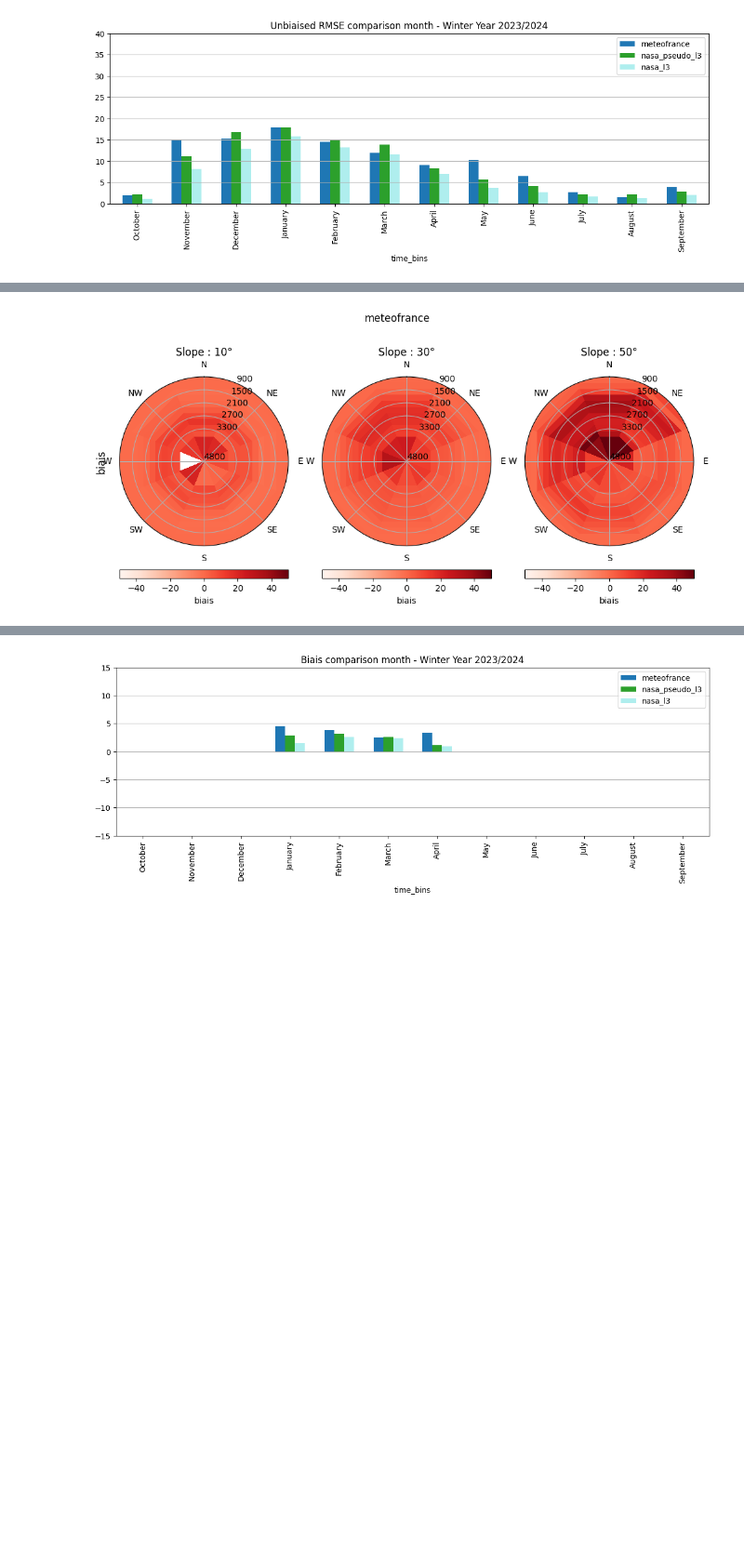
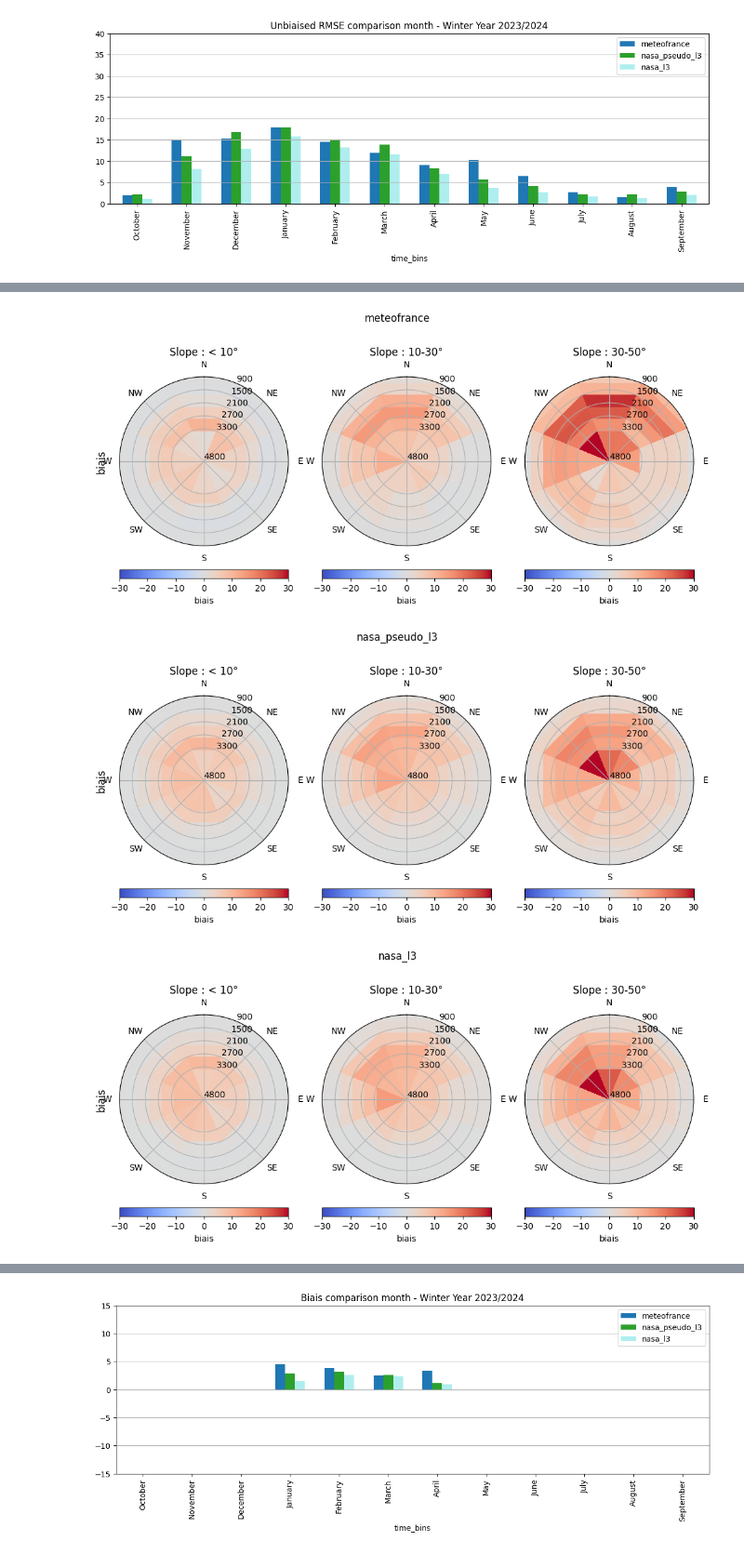
Before and after one commit to nicolaimpe/viirsnow, a Jupyter notebook: notebooks/uncertainy.ipynb, the cells around one changed output, grey strips where cells are left out. Shown at 93% size. Cells and saved outputs as stored; diff of their text form; code cells hidden in the pictures; blank space fills up the shorter version.

```diff
--- a/notebooks/uncertainy.ipynb
+++ b/notebooks/uncertainy.ipynb
@@ -37,38 +41,42 @@ import xarray as xr
 import matplotlib.pyplot as plt
 from products.plot_settings import METEOFRANCE_VAR_NAME,NASA_L3_VAR_NAME,NASA_PSEUDO_L3_VAR_NAME
 analysis_folder = '/home/imperatoren/work/VIIRS_S2_comparison/viirsnow/output_folder/version_3/analyses/uncertainty_test'
-mf_metrics_ds = xr.load_dataset(f"{analysis_folder}/uncertainty_WY_2023_2024_SNPP_meteofrance_l3_res_375m.nc", decode_cf=True).sel(forest_mask_bins=0)
-nasa_l3_metrics_ds = xr.load_dataset(f"{analysis_folder}/uncertainty_WY_2023_2024_SNPP_nasa_l3_res_375m.nc", decode_cf=True).sel(forest_mask_bins=0)
-nasa_pseudo_l3_metrics_ds = xr.load_dataset(f"{analysis_folder}/uncertainty_WY_2023_2024_SNPP_nasa_pseudo_l3_res_375m.nc", decode_cf=True).sel(forest_mask_bins=0)
+mf_metrics_ds = xr.load_dataset(f"{analysis_folder}/uncertainty_WY_2023_2024_SNPP_meteofrance_l3_res_375m.nc", decode_cf=True).sel(forest_mask=0)
+nasa_l3_metrics_ds = xr.load_dataset(f"{analysis_folder}/uncertainty_WY_2023_2024_SNPP_nasa_l3_res_375m.nc", decode_cf=True).sel(forest_mask=0)
+nasa_pseudo_l3_metrics_ds = xr.load_dataset(f"{analysis_folder}/uncertainty_WY_2023_2024_SNPP_nasa_pseudo_l3_res_375m.nc", decode_cf=True).sel(forest_mask=0)
 analyses_dict = {METEOFRANCE_VAR_NAME: mf_metrics_ds, NASA_PSEUDO_L3_VAR_NAME: nasa_pseudo_l3_metrics_ds, NASA_L3_VAR_NAME: nasa_l3_metrics_ds}
 # %%
 import matplotlib.pyplot as plt
 import numpy as np
 from evaluations.statistics_base import EvaluationVsHighResBase
 from evaluations.uncertainty import histograms_to_biais_rmse
 
 variable = 'biais'
+slope_titles = ['< 10', '10-30', '30-50']
 for product_name,dataset in analyses_dict.items():
     fig, ax = plt.subplots(1,3,figsize=(12,5),subplot_kw=dict(projection='polar'))
     dataset_reduced = dataset.groupby(['slope_bins', 'aspect_bins', 'altitude_bins']).map(histograms_to_biais_rmse).reindex_like(dataset)
     for i,slope in enumerate(dataset_reduced.coords['slope_bins'].values[:3]):
         ax[i].set_theta_direction(-1)
         ax[i].set_theta_zero_location('N')
+        ax[i].set_xticks(np.deg2rad(EvaluationVsHighResBase.aspect_bins().bins[1:] - 22.5))
         ax[i].set_xticklabels(dataset.coords['aspect_bins'].values)
-        ax[i].set_rticks(dataset.coords['altitude_bins'].values[::2])
+        ax[i].set_rticks(dataset.coords['altitude_bins'].values)
         ax[i].set_rlim(dataset.coords['altitude_bins'].values[-1],dataset.coords['altitude_bins'].values[0])
-        ax[i].set_title('Slope : '+ str(slope)+'°')
+        ax[i].set_title('Slope : '+slope_titles[i]+'°')
         ax[0].set_ylabel(variable, labelpad = 15, fontsize = 12)
 
         im = ax[i].pcolor(np.deg2rad(EvaluationVsHighResBase.aspect_bins().bins),
                         np.array([0,*dataset.coords['altitude_bins'].values]),
-                        dataset_reduced.data_vars[variable].sel(slope_bins = slope).transpose(),
-                        cmap = 'Reds',
-                        vmin=-50,
-                        vmax=50)
+                        dataset_reduced.data_vars[variable].sel(slope_bins = slope).transpose().values,
+                        cmap = 'coolwarm',
+                        vmin=-30,
+                        vmax=30)
 
         fig.colorbar(im,ax = ax[i], orientation = 'horizontal', label = variable, fraction = 0.05, pad = 0.1)
         fig.suptitle(product_name)
 # %% [output]
-[figure, old version]
+[figure, new version]
+[figure, added]
+[figure, added]
 # %%
```
Also changed, not shown: parts of 4 cells of this notebook, 6 other files.
